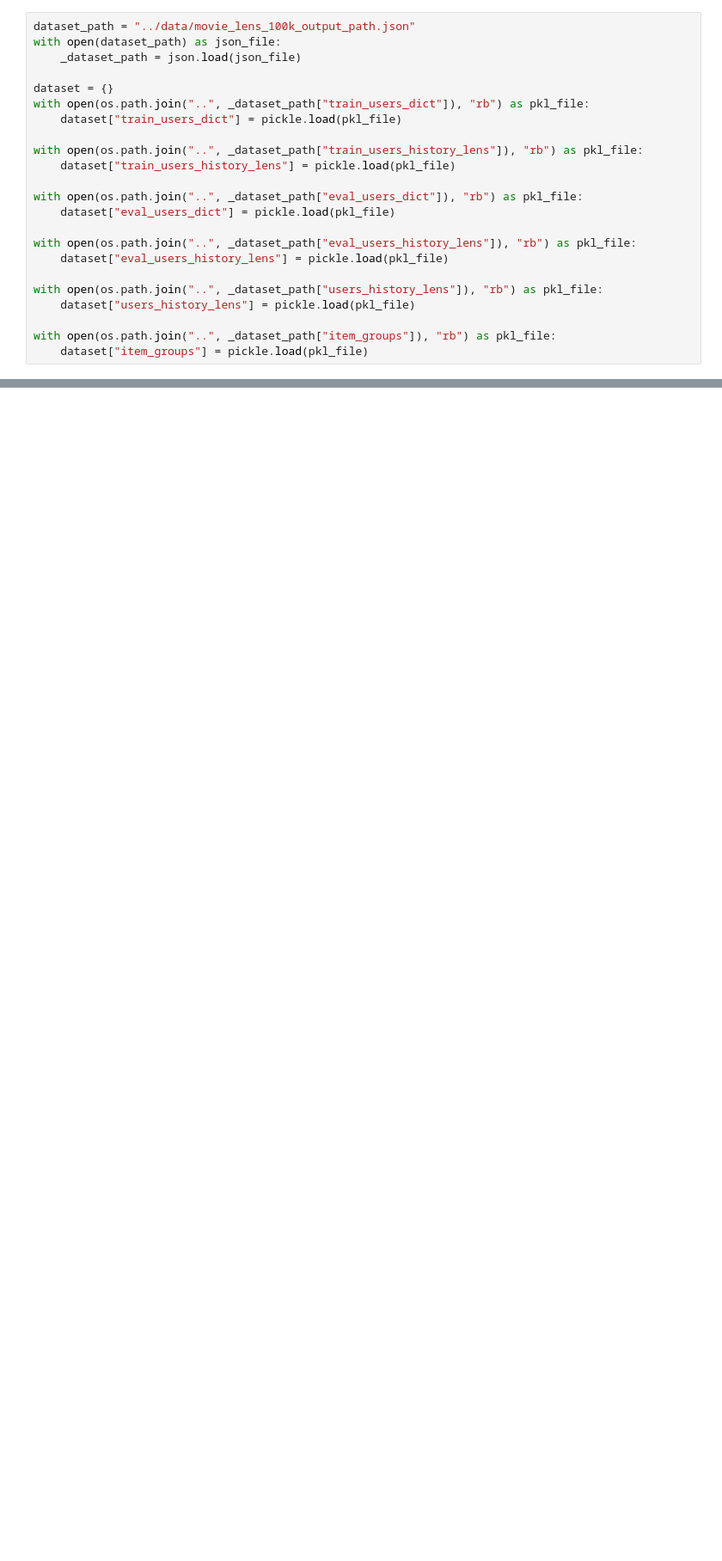
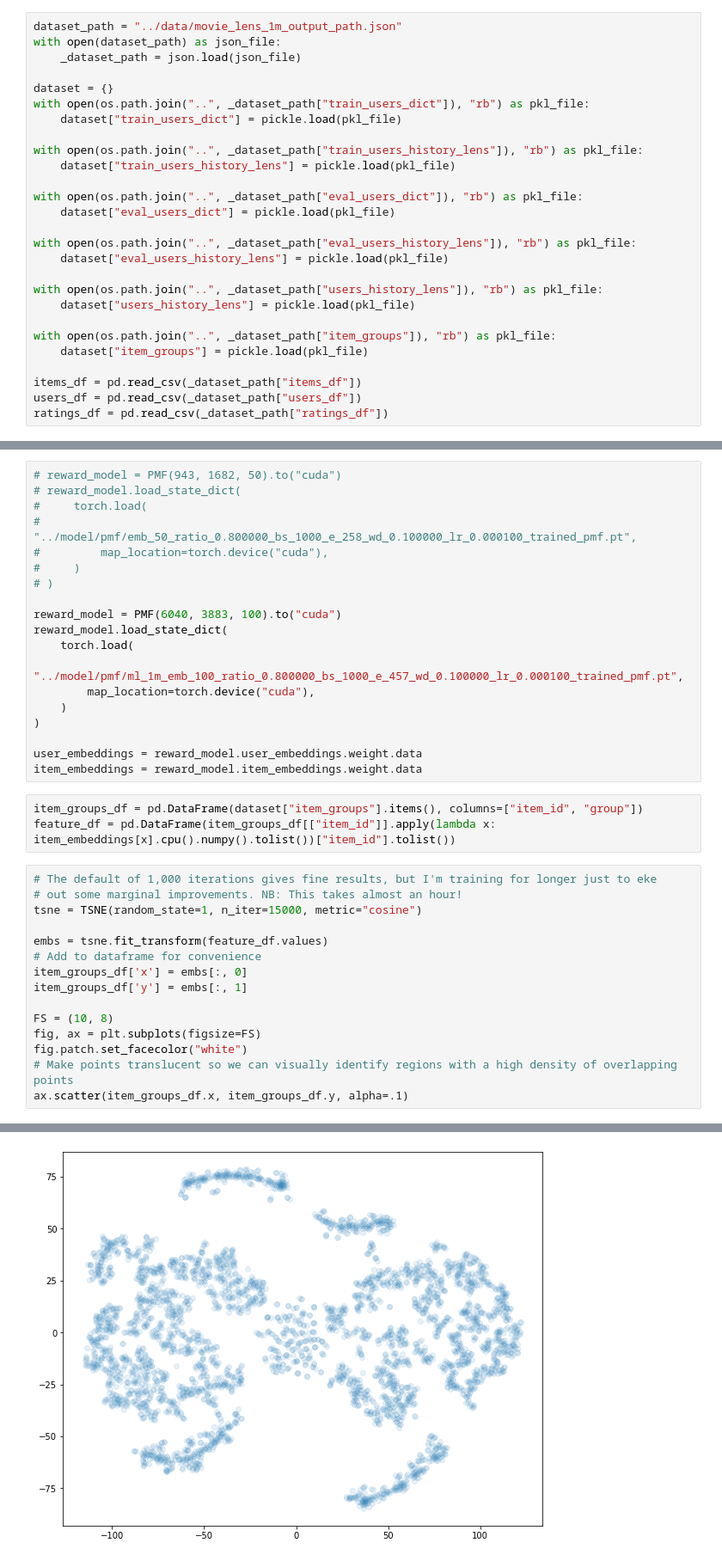
Before and after one commit to luanagbmartins/dlr-recsys, a Jupyter notebook: notebooks/movie_lens.ipynb, the cells around one changed output, grey strips where cells are left out. Shown at 86% size. Drawn from its saved outputs; the diff is of its cells as text; blank space fills up the shorter version.

```diff
--- a/notebooks/movie_lens.ipynb
+++ b/notebooks/movie_lens.ipynb
@@ -5,5 +29,5 @@ import pickle
 # %%
-dataset_path = "../data/movie_lens_100k_output_path.json"
+dataset_path = "../data/movie_lens_1m_output_path.json"
 with open(dataset_path) as json_file:
     _dataset_path = json.load(json_file)
 
@@ -25,4 +49,8 @@ with open(os.path.join("..", _dataset_path["users_history_lens"]), "rb") as pkl_
 
 with open(os.path.join("..", _dataset_path["item_groups"]), "rb") as pkl_file:
     dataset["item_groups"] = pickle.load(pkl_file)
+
+items_df = pd.read_csv(_dataset_path["items_df"])
+users_df = pd.read_csv(_dataset_path["users_df"])
+ratings_df = pd.read_csv(_dataset_path["ratings_df"])
 # %%
@@ -39,3 +62,41 @@ fig.update_layout(
 fig.show()
 # %% [output]
 [interactive output not drawn]
+# %%
+# reward_model = PMF(943, 1682, 50).to("cuda")
+# reward_model.load_state_dict(
+#     torch.load(
+#         "../model/pmf/emb_50_ratio_0.800000_bs_1000_e_258_wd_0.100000_lr_0.000100_trained_pmf.pt",
+#         map_location=torch.device("cuda"),
+#     )
+# )
+
+reward_model = PMF(6040, 3883, 100).to("cuda")
+reward_model.load_state_dict(
+    torch.load(
+        "../model/pmf/ml_1m_emb_100_ratio_0.800000_bs_1000_e_457_wd_0.100000_lr_0.000100_trained_pmf.pt",
+        map_location=torch.device("cuda"),
+    )
+)
+
+user_embeddings = reward_model.user_embeddings.weight.data
+item_embeddings = reward_model.item_embeddings.weight.data
+# %%
+item_groups_df = pd.DataFrame(dataset["item_groups"].items(), columns=["item_id", "group"])
+feature_df = pd.DataFrame(item_groups_df[["item_id"]].apply(lambda x: item_embeddings[x].cpu().numpy().tolist())["item_id"].tolist())
+# %%
+# The default of 1,000 iterations gives fine results, but I'm training for longer just to eke
+# out some marginal improvements. NB: This takes almost an hour!
+tsne = TSNE(random_state=1, n_iter=15000, metric="cosine")
+
+embs = tsne.fit_transform(feature_df.values)
+# Add to dataframe for convenience
+item_groups_df['x'] = embs[:, 0]
+item_groups_df['y'] = embs[:, 1]
+
+FS = (10, 8)
+fig, ax = plt.subplots(figsize=FS)
+fig.patch.set_facecolor("white")
+# Make points translucent so we can visually identify regions with a high density of overlapping points
+ax.scatter(item_groups_df.x, item_groups_df.y, alpha=.1)
+# %% [output]
@@ -41,0 +104 @@ fig.show()
+[figure, added]
```
Also changed, not shown: parts of 14 cells of this notebook, 1 other file.
